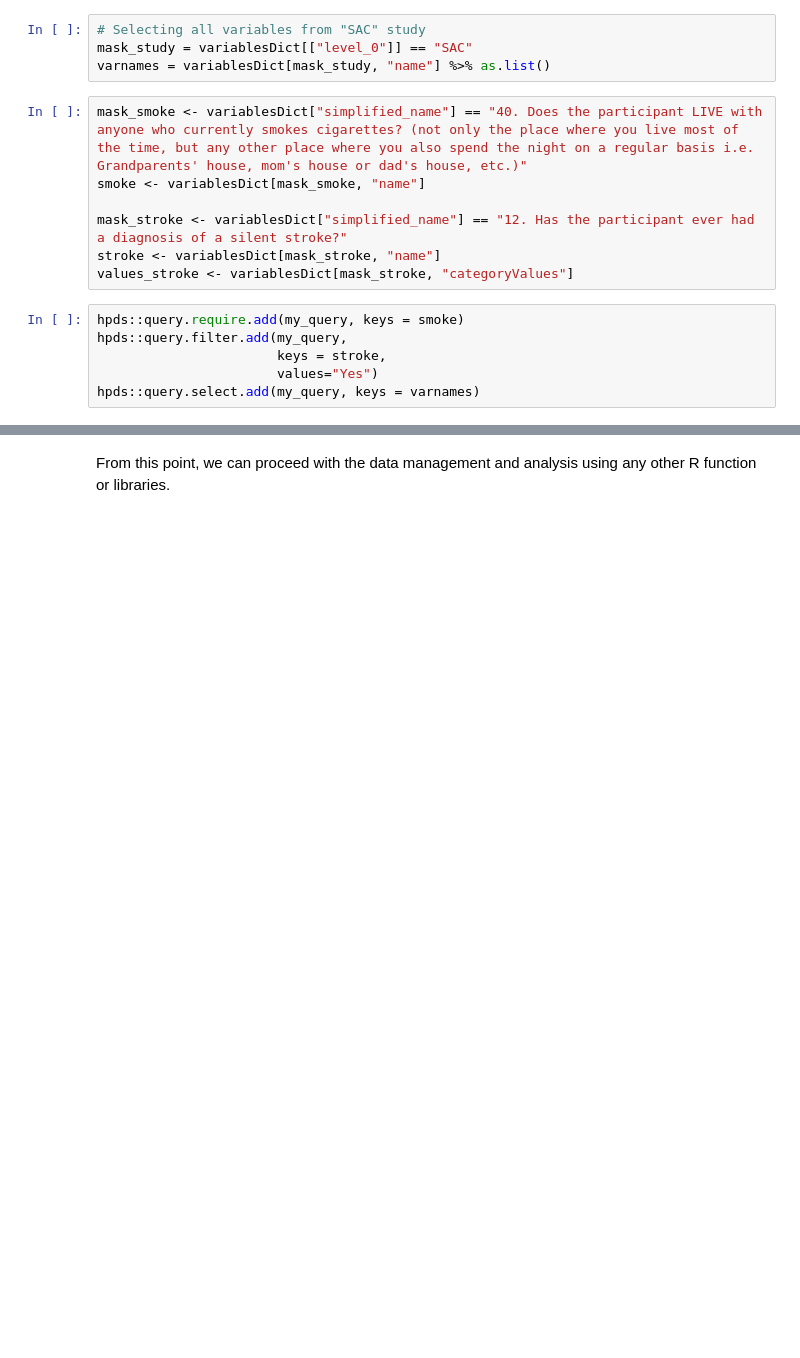
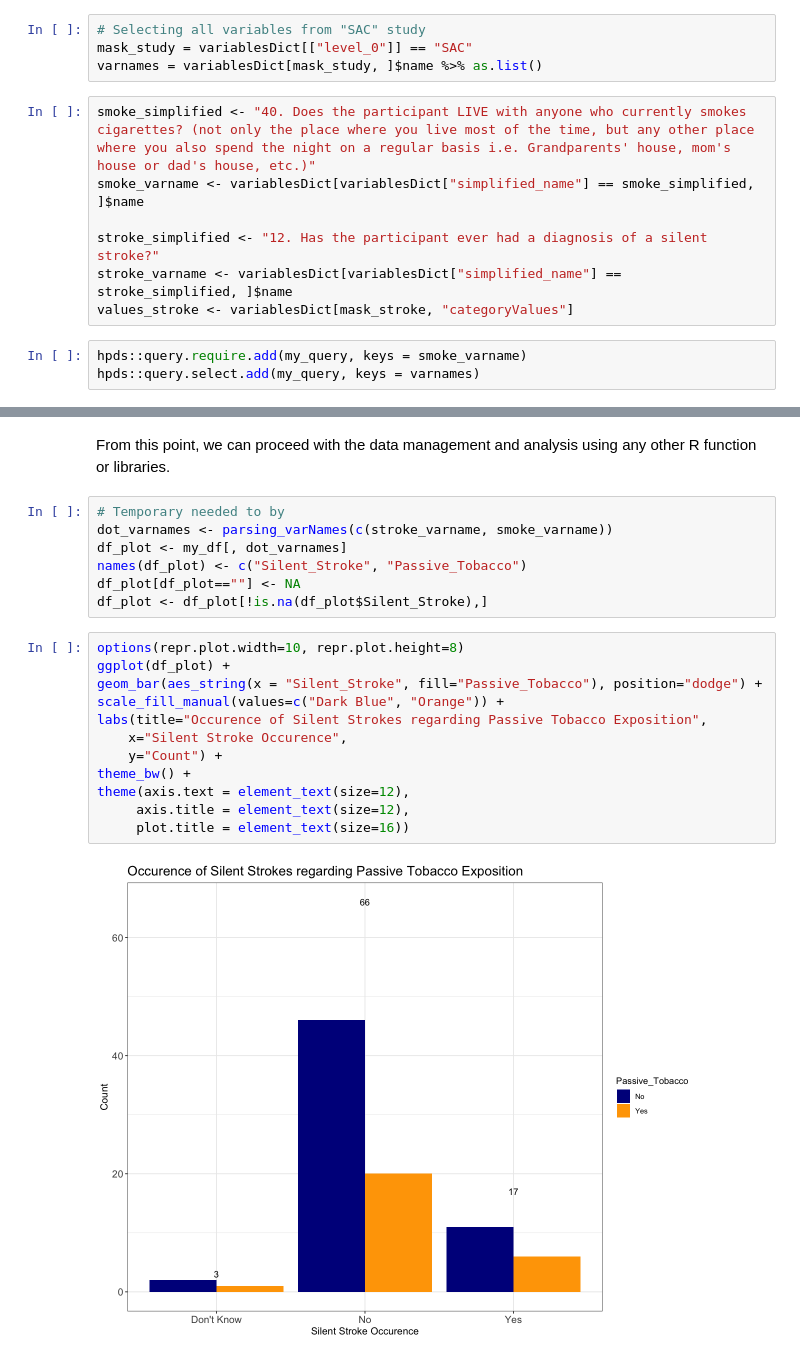
Before and after one commit to hms-dbmi/Access-to-Data-using-PIC-SURE-API, a Jupyter notebook: Cure_Sickle_Cell/R/PICSURE_API_101.ipynb, the cells around one changed output, grey strips where cells are left out. Saved outputs shown, nothing was run; the diff lists cells and outputs as text; blank space fills up the shorter version.

```diff
--- a/Cure_Sickle_Cell/R/PICSURE_API_101.ipynb
+++ b/Cure_Sickle_Cell/R/PICSURE_API_101.ipynb
@@ -181,19 +289,16 @@ Let's say we want to select a cohort from the "SAC study" whom individuals have
 # %%
 # Selecting all variables from "SAC" study
 mask_study = variablesDict[["level_0"]] == "SAC"
-varnames = variablesDict[mask_study, "name"] %>% as.list()
+varnames = variablesDict[mask_study, ]$name %>% as.list()
 # %%
-mask_smoke <- variablesDict["simplified_name"] == "40. Does the participant LIVE with anyone who currently smokes cigarettes? (not only the place where you live most of the time, but any other place where you also spend the night on a regular basis i.e. Grandparents' house, mom's house or dad's house, etc.)"
-smoke <- variablesDict[mask_smoke, "name"]
+smoke_simplified <- "40. Does the participant LIVE with anyone who currently smokes cigarettes? (not only the place where you live most of the time, but any other place where you also spend the night on a regular basis i.e. Grandparents' house, mom's house or dad's house, etc.)"
+smoke_varname <- variablesDict[variablesDict["simplified_name"] == smoke_simplified, ]$name
 
-mask_stroke <- variablesDict["simplified_name"] == "12. Has the participant ever had a diagnosis of a silent stroke?"
-stroke <- variablesDict[mask_stroke, "name"]
+stroke_simplified <- "12. Has the participant ever had a diagnosis of a silent stroke?"
+stroke_varname <- variablesDict[variablesDict["simplified_name"] == stroke_simplified, ]$name
 values_stroke <- variablesDict[mask_stroke, "categoryValues"]
 # %%
-hpds::query.require.add(my_query, keys = smoke)
-hpds::query.filter.add(my_query,
-                       keys = stroke,
-                       values="Yes")
+hpds::query.require.add(my_query, keys = smoke_varname)
 hpds::query.select.add(my_query, keys = varnames)
 # %% [markdown]
 ## Retrieving the data
@@ -208,2 +325,23 @@ head(my_df)
 # %% [markdown]
 From this point, we can proceed with the data management and analysis using any other R function or libraries.
+# %%
+# Temporary needed to by
+dot_varnames <- parsing_varNames(c(stroke_varname, smoke_varname))
+df_plot <- my_df[, dot_varnames]
+names(df_plot) <- c("Silent_Stroke", "Passive_Tobacco")
+df_plot[df_plot==""] <- NA
+df_plot <- df_plot[!is.na(df_plot$Silent_Stroke),]
+# %%
+options(repr.plot.width=10, repr.plot.height=8)
+ggplot(df_plot) +
+geom_bar(aes_string(x = "Silent_Stroke", fill="Passive_Tobacco"), position="dodge") +
+scale_fill_manual(values=c("Dark Blue", "Orange")) +
+labs(title="Occurence of Silent Strokes regarding Passive Tobacco Exposition",
+    x="Silent Stroke Occurence",
+    y="Count") +
+theme_bw() +
+theme(axis.text = element_text(size=12),
+     axis.title = element_text(size=12),
+     plot.title = element_text(size=16))
+# %% [output]
+[figure, added]
```
Also changed, not shown: parts of 12 cells of this notebook, 3 other files.
